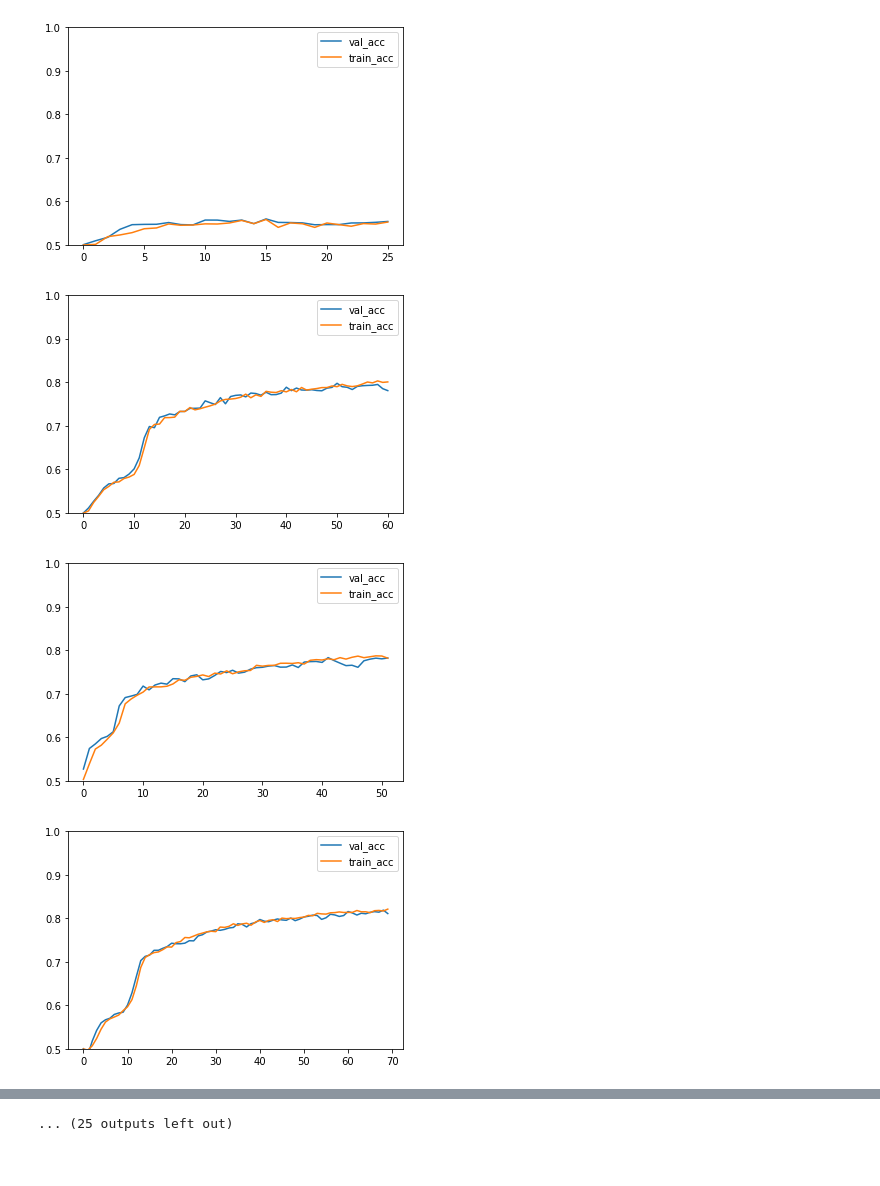
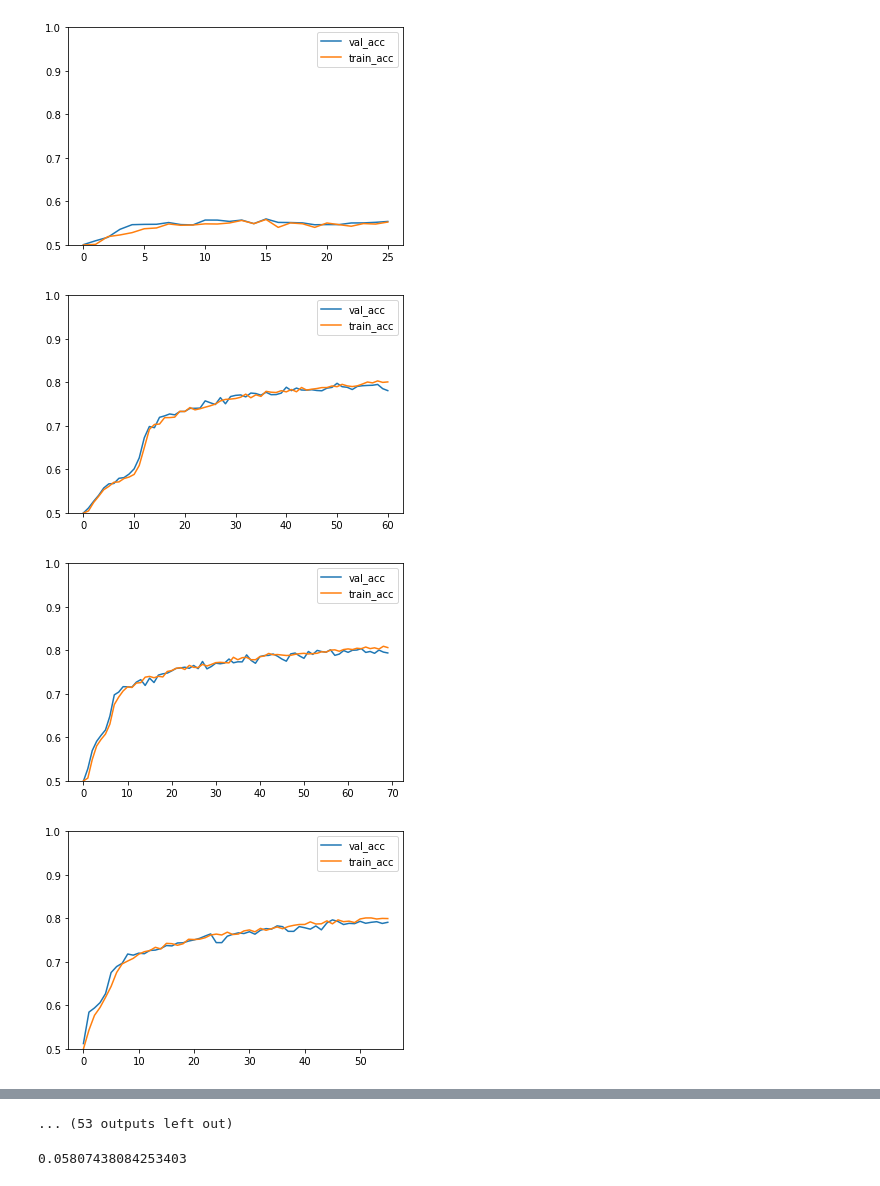
Before and after one commit to EmyArts/skiprnn-2017-telecombcn, a Jupyter notebook: src/postprocessing.ipynb, the cells around one changed output, grey strips where cells are left out. Cells and saved outputs as stored; diff of their text form; code cells hidden in the pictures.

```diff
--- a/src/postprocessing.ipynb
+++ b/src/postprocessing.ipynb
@@ -15,7 +15,10 @@ for i, file in enumerate(os.listdir(folder + '/csvs')):
         df.rename(columns={'Unnamed: 0' : 'epoch'}, inplace=True)
         count_nan += df.shape[0] * df.shape[1] - np.sum(df.count())
         df['list_index'] = len(csvs)
-        df['exp'] = file.split("_")[0][-1]
+        filename = file.split("_")
+        # print(filename[0][-2:].isdigit())
+        if filename[0][-2:].isdigit(): df['exp'] = filename[0][-2:]
+        else: df['exp'] = filename[0][-1]
         csvs.append(df)
 
 print(f"Total number of Nans: {count_nan}")
@@ -145,15 +182,15 @@ best_df.sort_values(by=["cost_per_sample", "surprisal_cost"])
 # %%
 if not os.path.exists(f"{folder}/plots"):
     os.makedirs(f"{folder}/plots")
 
 for i, df in enumerate(csvs):
     ax = df[['val_acc', 'train_acc']].plot()
     ax.set_ylim(0.5, 1)
-    ax.get_figure().savefig(f"{folder}/plots/idx{i}_acc{round(best_accs[i], 2)}_cps{csvs[i].cost_per_sample[0]}_s{csvs[i].surprisal_cost[0]}.png")
+    ax.get_figure().savefig(f"{folder}/plots/idx{i}_acc{round(best_accs[i], 2)}_cps{csvs[i].cost_per_sample[0]}_s{csvs[i].surprisal_cost[0]}_exp{csvs[i].exp[0]}.png")
 # %% [output]
 [figure]
 [figure]
 [figure]
 [figure]
-[figure, old version]
+[figure, new version]
-[figure, old version]
+[figure, new version]
@@ -166,4 +203,4 @@ for i, df in enumerate(csvs):
-... (25 outputs left out)
+... (53 outputs left out)
 # %%
 # if not os.path.exists(f"{folder}/lrplots"):
 #     os.makedirs(f"{folder}/lrplots")
@@ -172,10 +209,12 @@ for i, df in enumerate(csvs):
 #     df[['val_acc', 'train_acc']].plot().get_figure().savefig(f"{folder}/lrplots/idx{i}.png")
 #
 # %%
-# best_hyper = pd.concat(lr0001)
-#
-# best_hyper_diff = best_hyper['val_acc'].diff()
-# best_hyper_diff.iloc[40:].abs().mean()
+best_hyper = pd.concat(lr0001)
+
+best_hyper_diff = best_hyper['val_acc'].diff(15)
+best_hyper_diff.abs().mean()
+# %% [output]
+0.05807438084253403
 # %%
 csvs[11]
 
```
Also changed, not shown: parts of 12 cells of this notebook, 2 other files.
